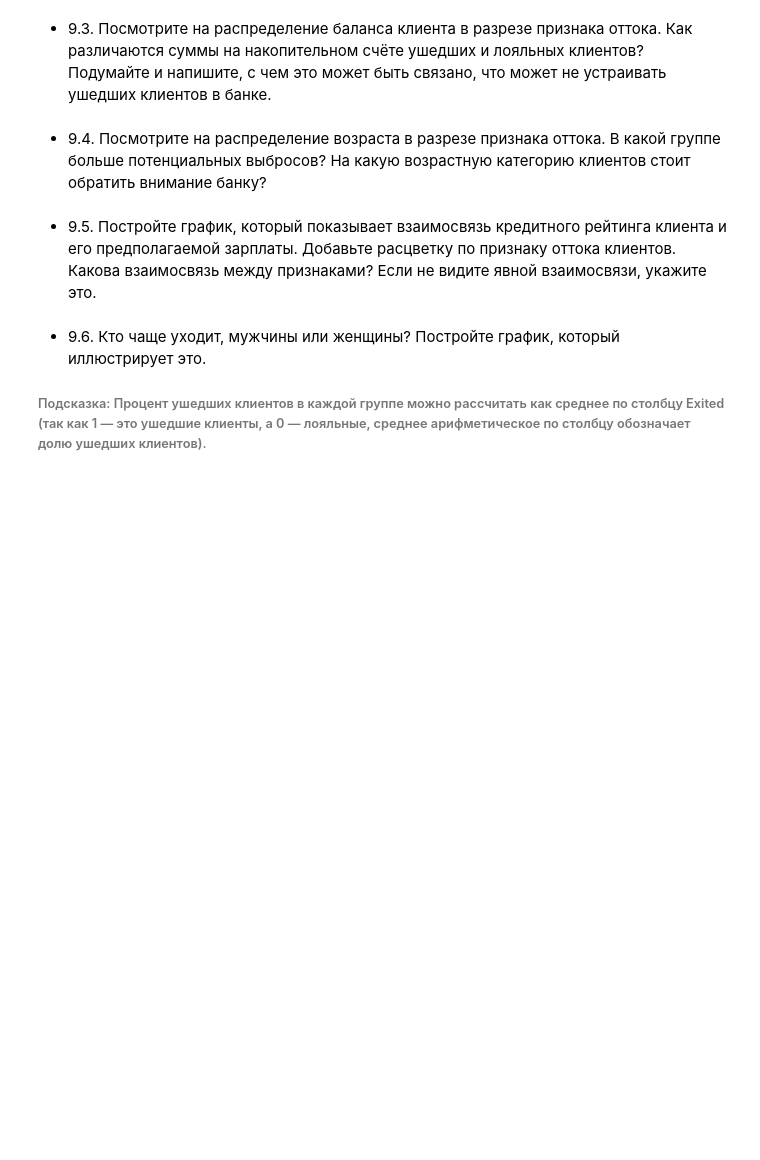
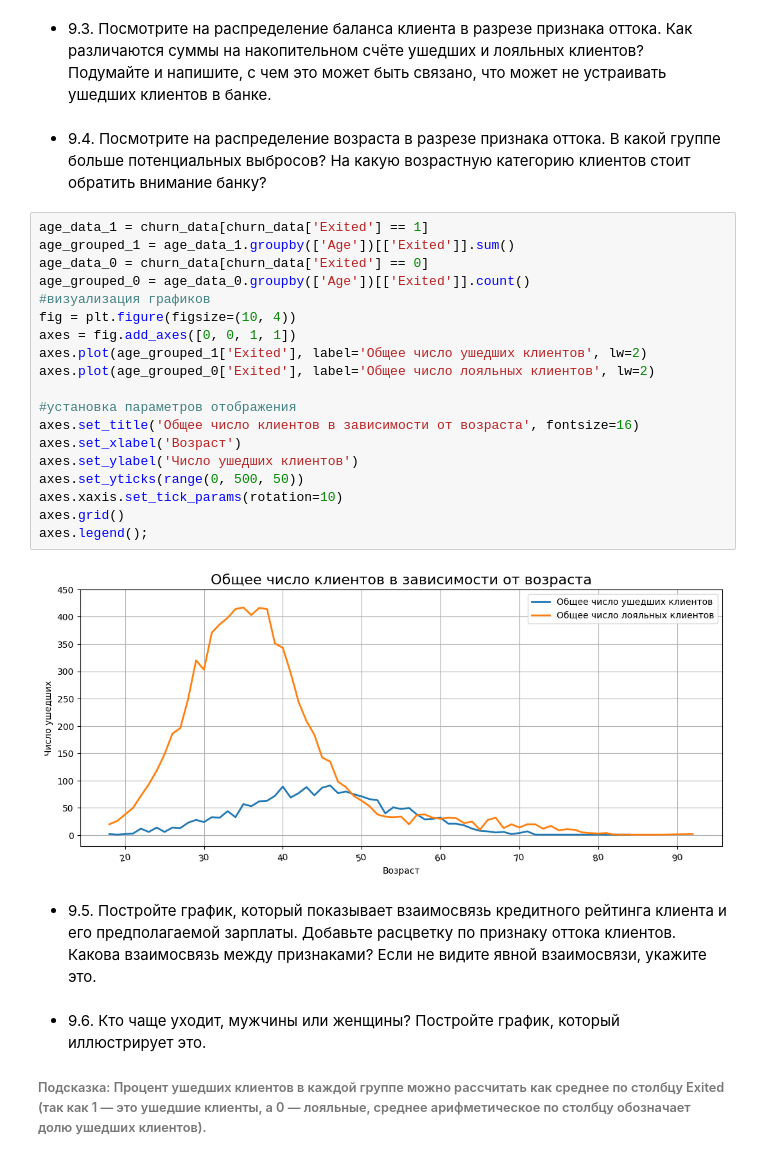
Before and after one commit to DadonovIV/for_sf_ds, a Jupyter notebook: study/python_13/python_13_9.ipynb, the cells around one changed output. Saved outputs shown, nothing was run; the diff lists cells and outputs as text; blank space fills up the shorter version.

```diff
--- a/study/python_13/python_13_9.ipynb
+++ b/study/python_13/python_13_9.ipynb
@@ -40,6 +40,27 @@ axes.pie(
 * 9.3. Посмотрите на распределение баланса клиента в разрезе признака оттока. Как различаются суммы на накопительном счёте ушедших и лояльных клиентов? Подумайте и напишите, с чем это может быть связано, что может не устраивать ушедших клиентов в банке.
 # %% [markdown]
 * 9.4. Посмотрите на распределение возраста в разрезе признака оттока. В какой группе больше потенциальных выбросов? На какую возрастную категорию клиентов стоит обратить внимание банку?
+# %%
+age_data_1 = churn_data[churn_data['Exited'] == 1]
+age_grouped_1 = age_data_1.groupby(['Age'])[['Exited']].sum()
+age_data_0 = churn_data[churn_data['Exited'] == 0]
+age_grouped_0 = age_data_0.groupby(['Age'])[['Exited']].count()
+#визуализация графиков
+fig = plt.figure(figsize=(10, 4))
+axes = fig.add_axes([0, 0, 1, 1])
+axes.plot(age_grouped_1['Exited'], label='Общее число ушедших клиентов', lw=2)
+axes.plot(age_grouped_0['Exited'], label='Общее число лояльных клиентов', lw=2)
+
+#установка параметров отображения
+axes.set_title('Общее число клиентов в зависимости от возраста', fontsize=16)
+axes.set_xlabel('Возраст')
+axes.set_ylabel('Число ушедших клиентов')
+axes.set_yticks(range(0, 500, 50))
+axes.xaxis.set_tick_params(rotation=10)
+axes.grid()
+axes.legend();
+# %% [output]
+[figure, added]
 # %% [markdown]
 * 9.5. Постройте график, который показывает взаимосвязь кредитного рейтинга клиента и его предполагаемой зарплаты. Добавьте расцветку по признаку оттока клиентов. Какова взаимосвязь между признаками? Если не видите явной взаимосвязи, укажите это.
 # %% [markdown]
```
